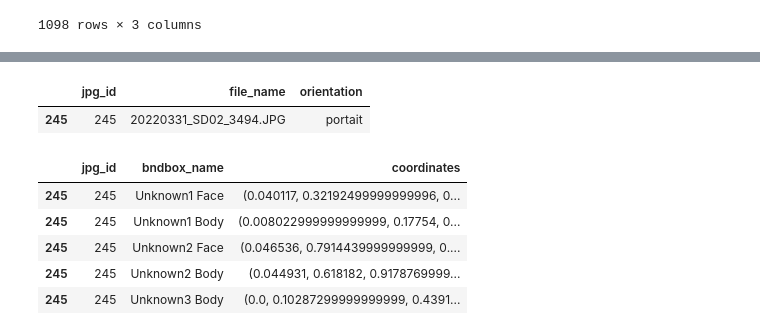
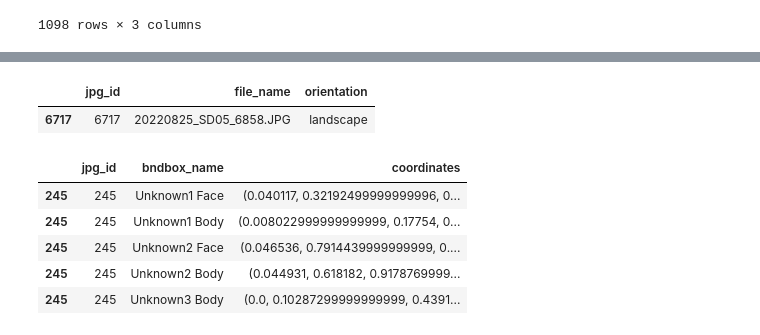
Before and after one commit to julie0924/PhotoMetadata, a Jupyter notebook: json/ReadingJSON.ipynb, the cells around one changed output, grey strips where cells are left out. Cells and saved outputs as stored; diff of their text form; code cells hidden in the pictures.

```diff
--- a/json/ReadingJSON.ipynb
+++ b/json/ReadingJSON.ipynb
@@ -256,9 +256,9 @@ print(count)
 51
 # %%
-jpg_df[jpg_df.jpg_id==245]
+jpg_df[jpg_df.jpg_id==6717]
 # %% [output]
 |  | jpg_id | file_name | orientation |
-| 245 | 245 | 20220331_SD02_3494.JPG | portait |
+| 6717 | 6717 | 20220825_SD05_6858.JPG | landscape |
 # %%
 monkey_coord[monkey_coord.jpg_id==245]
 # %% [output]
```
Also changed, not shown: parts of 2 cells of this notebook, 1 other file.
